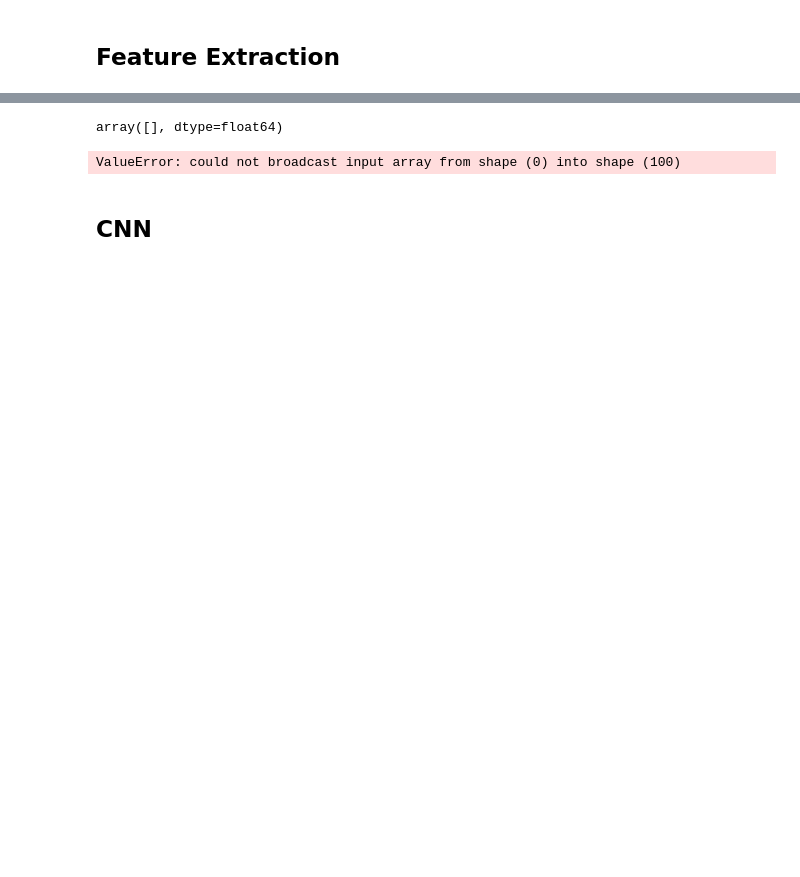
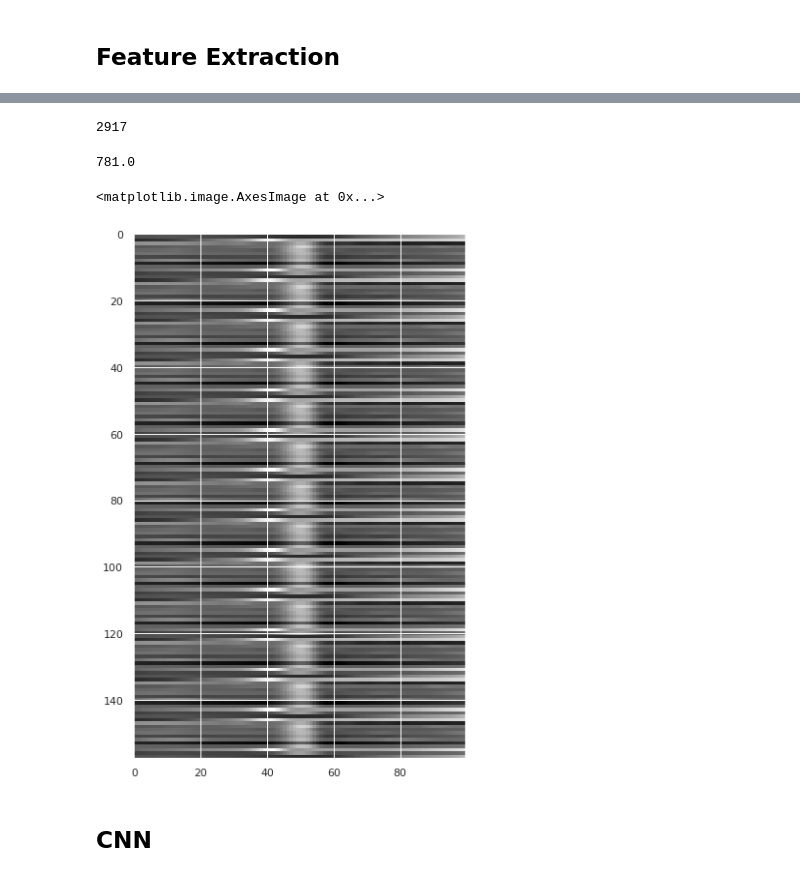
Before and after one commit to RoseYuan/ML, a Jupyter notebook: Task3/task3.ipynb, the cells around one changed output, grey strips where cells are left out. Drawn from its saved outputs; the diff is of its cells as text; code cells hidden in the pictures; blank space fills up the shorter version.

```diff
--- a/Task3/task3.ipynb
+++ b/Task3/task3.ipynb
@@ -165,7 +150 @@ print(most)
 158
-# %%
-total = 0
-for i in range(len(peaks)):
-    total += np.sum(peaks[i] < 50)
-
-print(total)
@@ -186,15 +151,23 @@ recordings[0][peaks[1][15]-50 : peaks[1][15]+50]
-# %%
-recordings[i][peaks[i][1]-50 : peaks[i][1]+50]
-# %% [output]
-array([], dtype=float64)
+# %%
+len(recordings[0])
+# %% [output]
+2917
+# %%
+recordings[0][327]
+# %% [output]
+781.0
 # %%
 # augmentation
-X_2d = np.zeros((len(peaks), most-2, 100))
+neighbourhood = 50
+subsampling = 1
+X_2d = np.zeros((len(peaks), most, 2*neighbourhood//subsampling))
 for i in tqdm(range(len(peaks))):
-    n = len(peaks[i]) - 2
-    for j in range(n):
-        X_2d[i, j, :] = recordings[i][peaks[i][j+1]-50 : peaks[i][j+1]+50]
-    for j in range(n, most-2):
-        X_2d[i, j, :] = X_2d[i, j//n, :]
+    count = 0
+    length = len(recordings[i])
+    for r in peaks[i]:
+        if r >= neighbourhood and r < length - neighbourhood:
+            X_2d[i,count,:] = recordings[i][r-neighbourhood : r+neighbourhood : subsampling]
+            count += 1
+
+    for j in range(count, most):
+        X_2d[i,j,:] = X_2d[i,j%count,:]
-# %% [output]
-ValueError: could not broadcast input array from shape (0) into shape (100)
@@ -204,6 +174,9 @@ test_im = test_im / max(np.max(test_im), abs(np.min(test_im))
 # %%
-plt.figure(figsize=(16,4))
-plt.imshow(test_im, cmap='gray')
+plt.figure(figsize=(10,10))
+plt.imshow(X_2d[0], cmap='gray')
+# %% [output]
+<matplotlib.image.AxesImage at 0x...>
+[figure, added]
 # %% [markdown]
 ## CNN
 # %%
```
Also changed, not shown: parts of 13 cells of this notebook.
